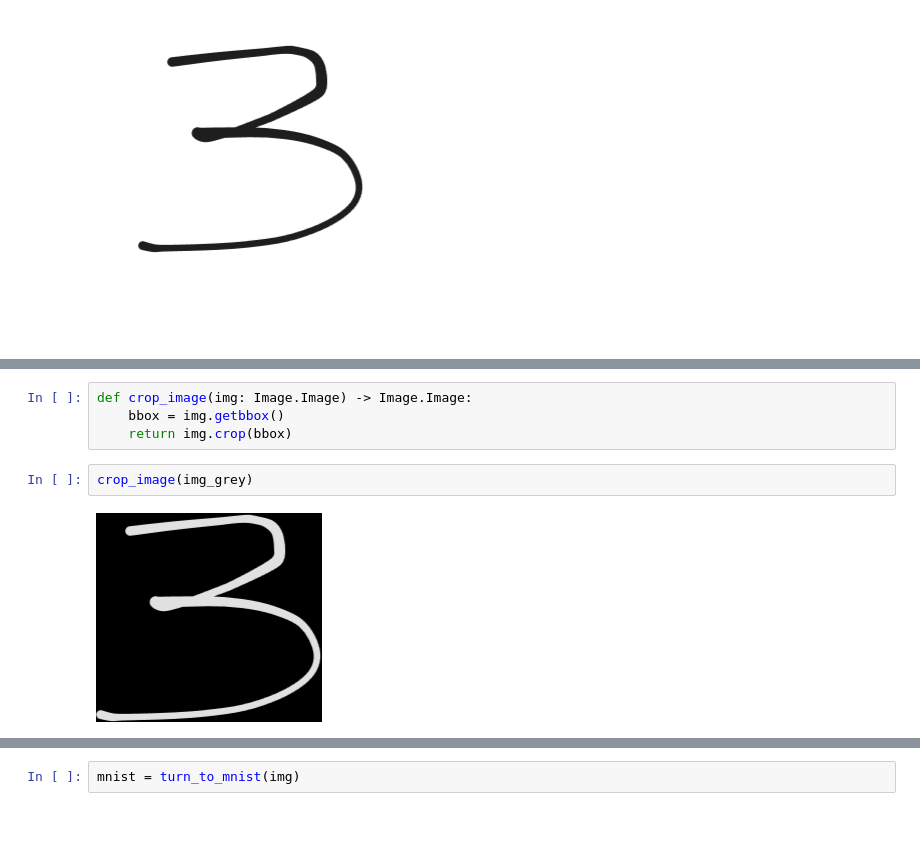
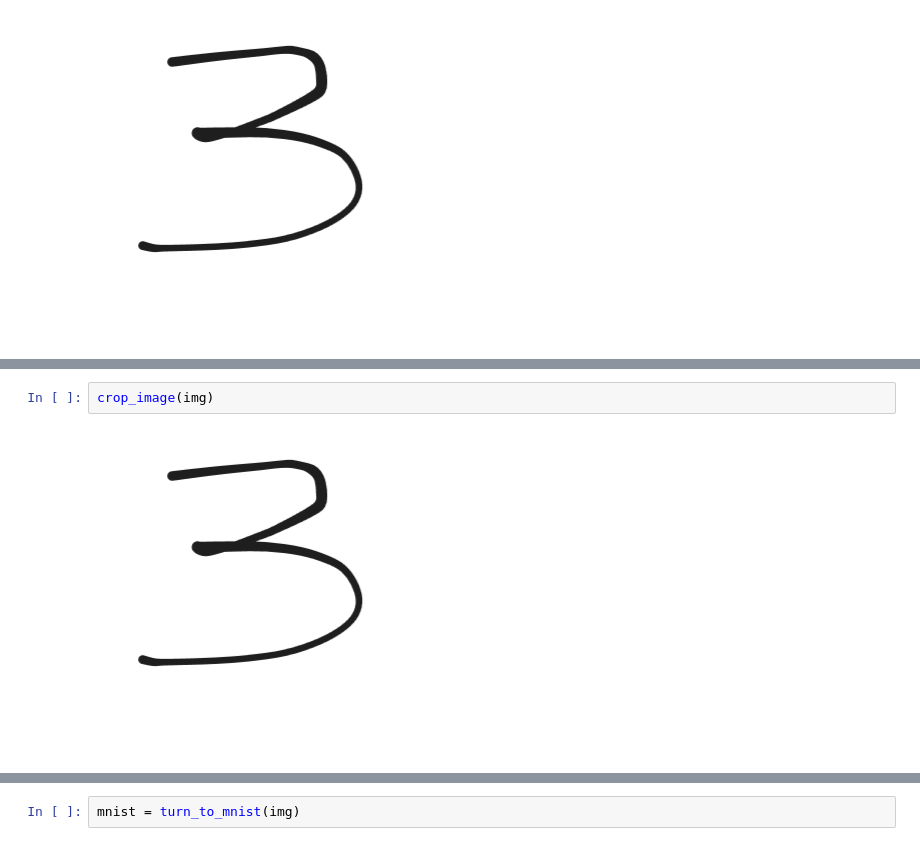
Before and after one commit to jExbrayat/recognize-handwritten-letters, a Jupyter notebook: notebooks/process-image.ipynb, the cells around one changed output, grey strips where cells are left out. Cells and saved outputs as stored; diff of their text form.

```diff
--- a/notebooks/process-image.ipynb
+++ b/notebooks/process-image.ipynb
@@ -35,8 +17,4 @@ img.crop(img.getbbox())
-# %%
-def crop_image(img: Image.Image) -> Image.Image:
-    bbox = img.getbbox()
-    return img.crop(bbox)
 # %%
-crop_image(img_grey)
+crop_image(img)
 # %% [output]
-[figure, old version]
+[figure, new version]
```
Also changed, not shown: parts of 23 cells of this notebook, 1 other file.
